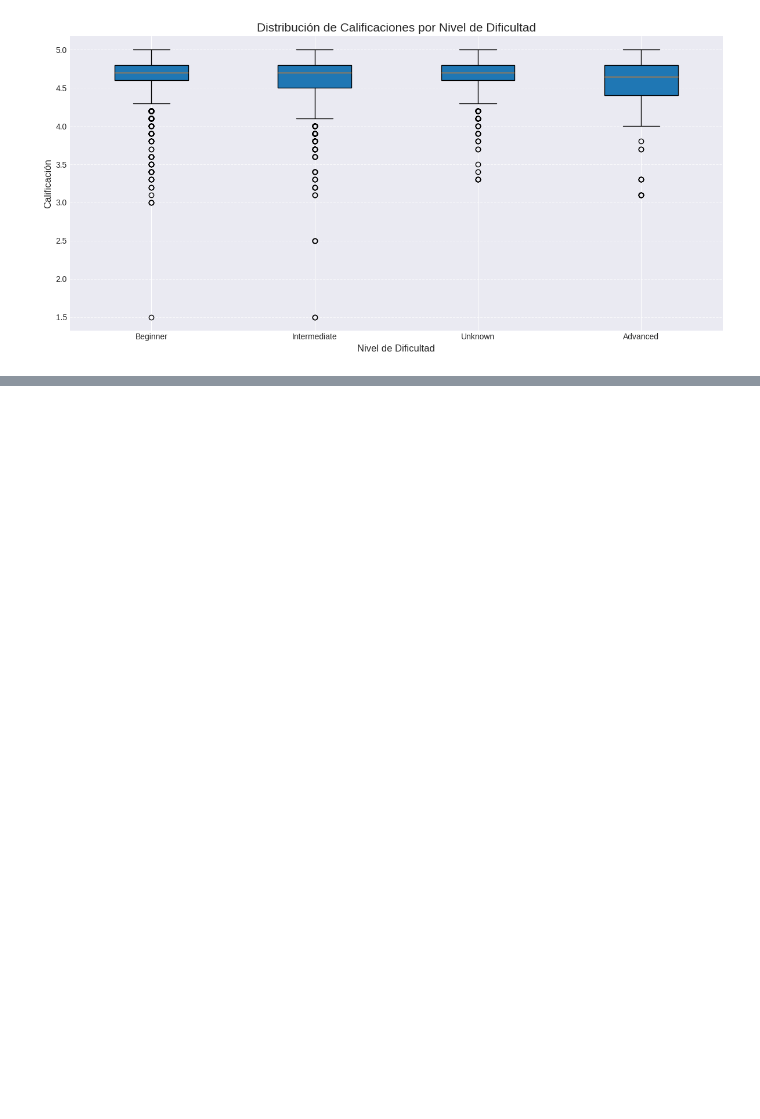
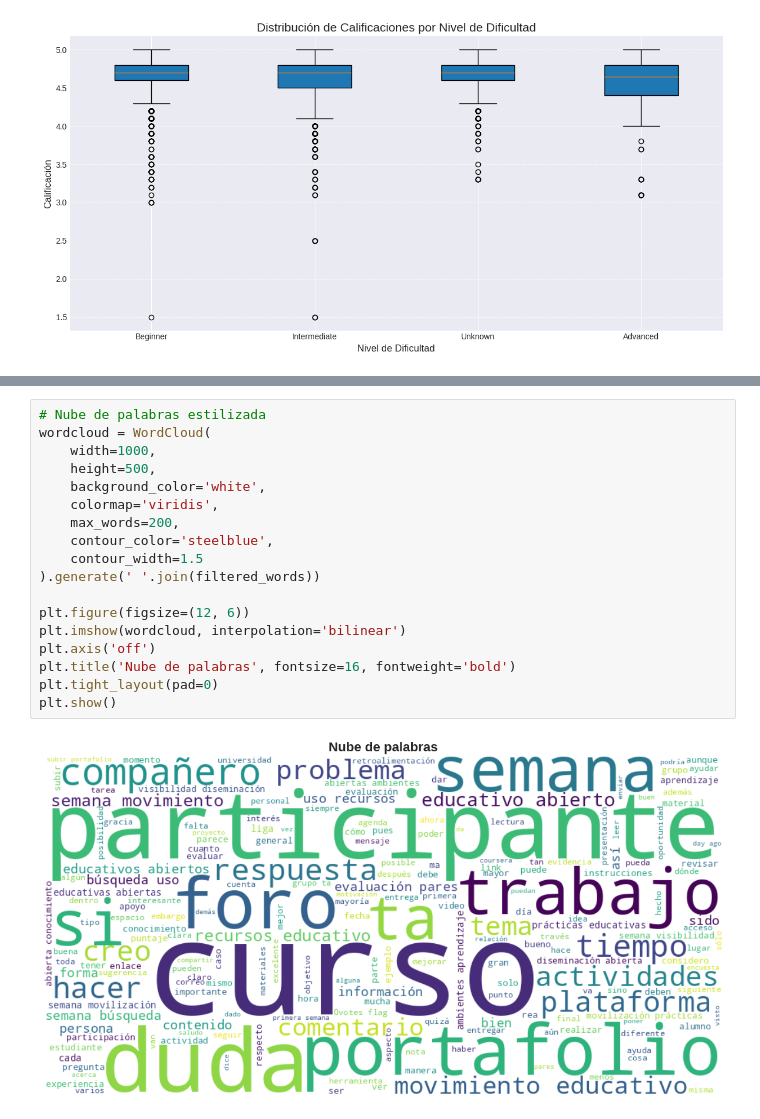
Before and after one commit to KritianWhite/SS2_1S2025_202000173, a Jupyter notebook: practica2/main.ipynb, the cells around one changed output, grey strips where cells are left out. Saved outputs shown, nothing was run; the diff lists cells and outputs as text; blank space fills up the shorter version.

```diff
--- a/practica2/main.ipynb
+++ b/practica2/main.ipynb
@@ -284,0 +408,20 @@ plt.show()
+# %%
+# Nube de palabras estilizada
+wordcloud = WordCloud(
+    width=1000,
+    height=500,
+    background_color='white',
+    colormap='viridis',
+    max_words=200,
+    contour_color='steelblue',
+    contour_width=1.5
+).generate(' '.join(filtered_words))
+
+plt.figure(figsize=(12, 6))
+plt.imshow(wordcloud, interpolation='bilinear')
+plt.axis('off')
+plt.title('Nube de palabras', fontsize=16, fontweight='bold')
+plt.tight_layout(pad=0)
+plt.show()
+# %% [output]
+[figure, added]
```
Also changed, not shown: parts of 9 cells of this notebook, 9 other files.
